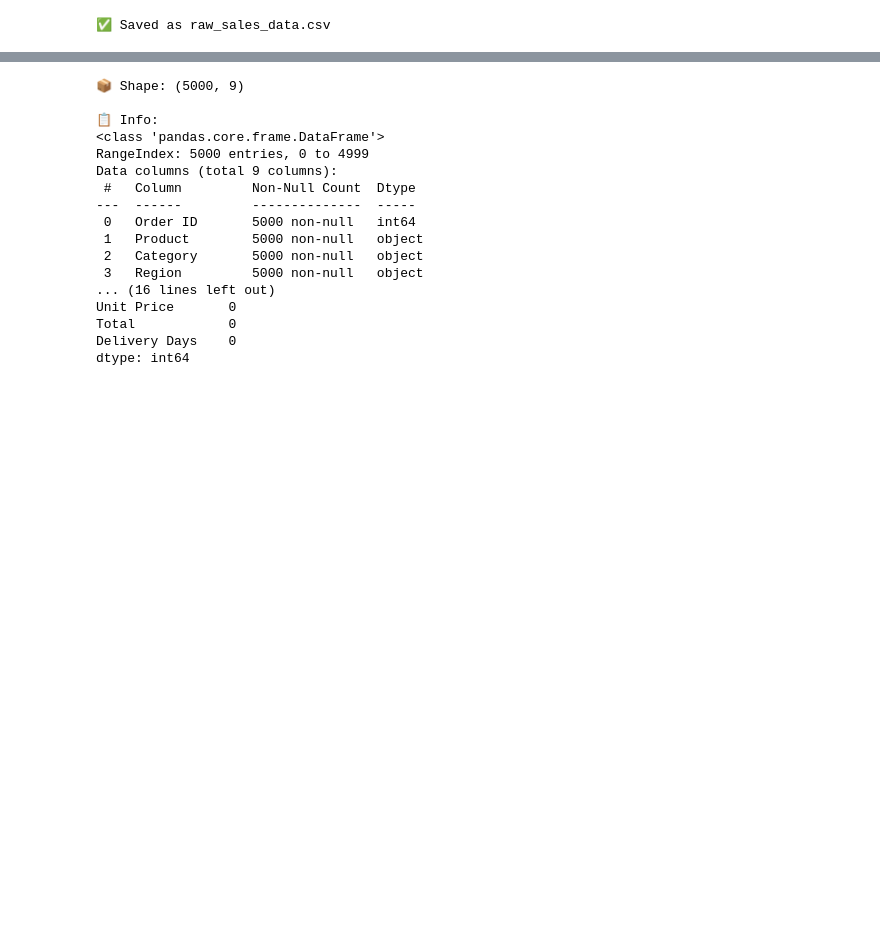
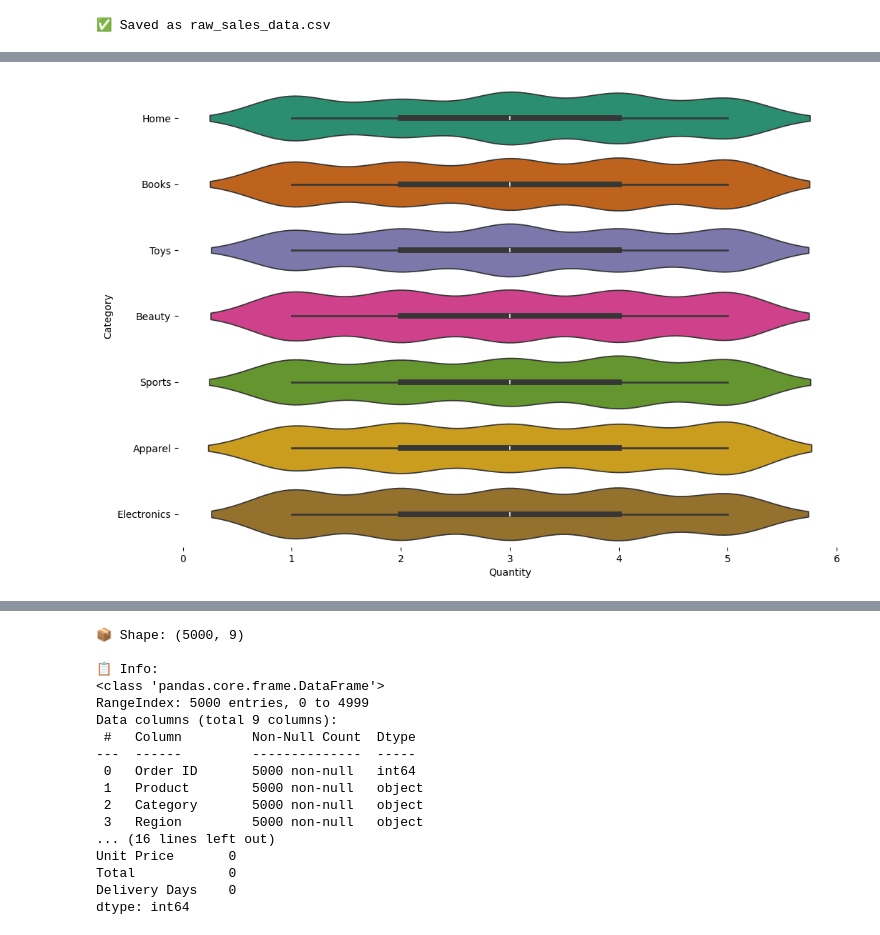
Before and after one commit to Basytism/-PORTFOLIO-PROJECT-SET, a Jupyter notebook: ecommerce_sales_dashboard_.ipynb, the cells around one changed output, grey strips where cells are left out. Drawn from its saved outputs; the diff is of its cells as text; code cells hidden in the pictures; blank space fills up the shorter version.

```diff
--- a/ecommerce_sales_dashboard_.ipynb
+++ b/ecommerce_sales_dashboard_.ipynb
@@ -78,0 +79,11 @@ df.head()
+# %%
+# @title Category vs Quantity
+
+from matplotlib import pyplot as plt
+import seaborn as sns
+figsize = (12, 1.2 * len(df['Category'].unique()))
+plt.figure(figsize=figsize)
+sns.violinplot(df, x='Quantity', y='Category', inner='box', palette='Dark2')
+sns.despine(top=True, right=True, bottom=True, left=True)
+# %% [output]
+[figure, added]
```
Also changed, not shown: parts of 7 cells of this notebook.
